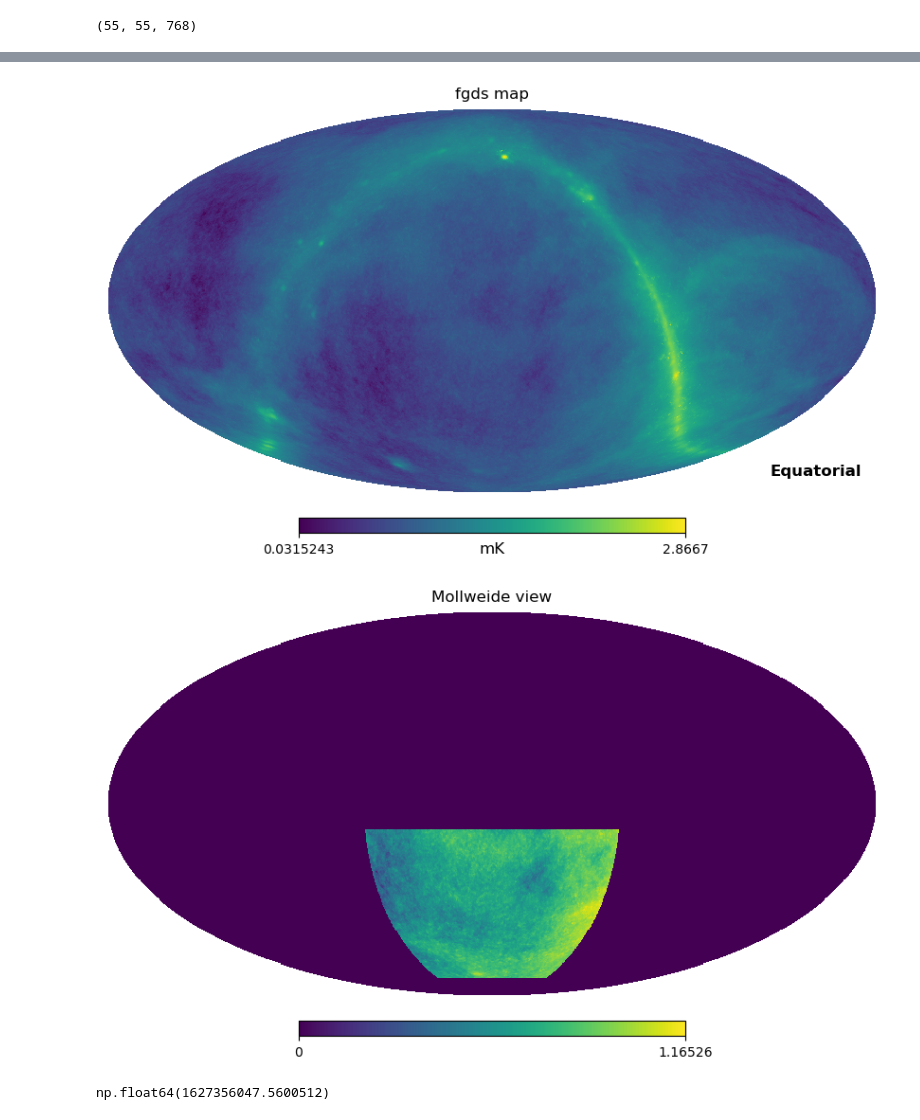
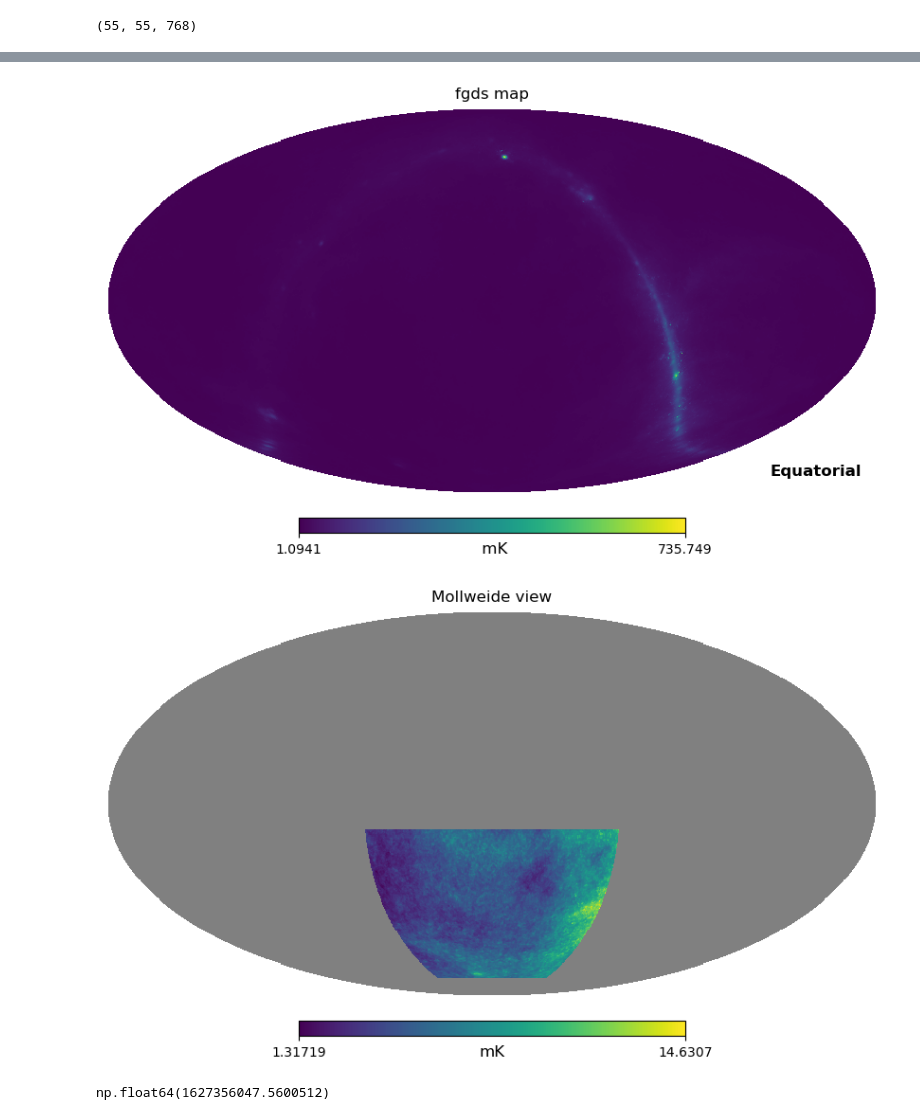
Before and after one commit to urwa99/SMICA_Paper, a Jupyter notebook: Notebooks_1/smica_test.ipynb, the cells around one changed output, grey strips where cells are left out. Drawn from its saved outputs; the diff is of its cells as text; code cells hidden in the pictures.

```diff
--- a/Notebooks_1/smica_test.ipynb
+++ b/Notebooks_1/smica_test.ipynb
@@ -75,12 +264,12 @@ hp.mollview(rotated_h*mask)
 # %%
-hp.mollview(np.log10(sync[0]*1e-3+ff[0]*1e-3+ hi_maps[0]), coord=['G', 'C'], title="fgds map", unit="mK")
+hp.mollview(sync[0]*1e-3+ff[0]*1e-3, coord=['G', 'C'], title="fgds map", unit=" mK")
 # rot_s=hp.rotator.Rotator(coord=['G', 'C'])
-rotated_a=rot.rotate_map_pixel((sync[0] +ff[0])*1e-3)
+rotated_a=rot.rotate_map_pixel((sync[0]*1e-3 +ff[0]*1e-3))
 
-hp.mollview((np.log10(rotated_a))*mask)
+hp.mollview(apply_mask_with_nan(rotated_a, mask), unit='mK')
 # %% [output]
-[figure, old version]
+[figure, new version]
-[figure, old version]
+[figure, new version]
 # %%
 fgds=(ff+sync) #mK
 signal= fgds + hi_maps[:-1] +noise
```
Also changed, not shown: parts of 22 cells of this notebook.
